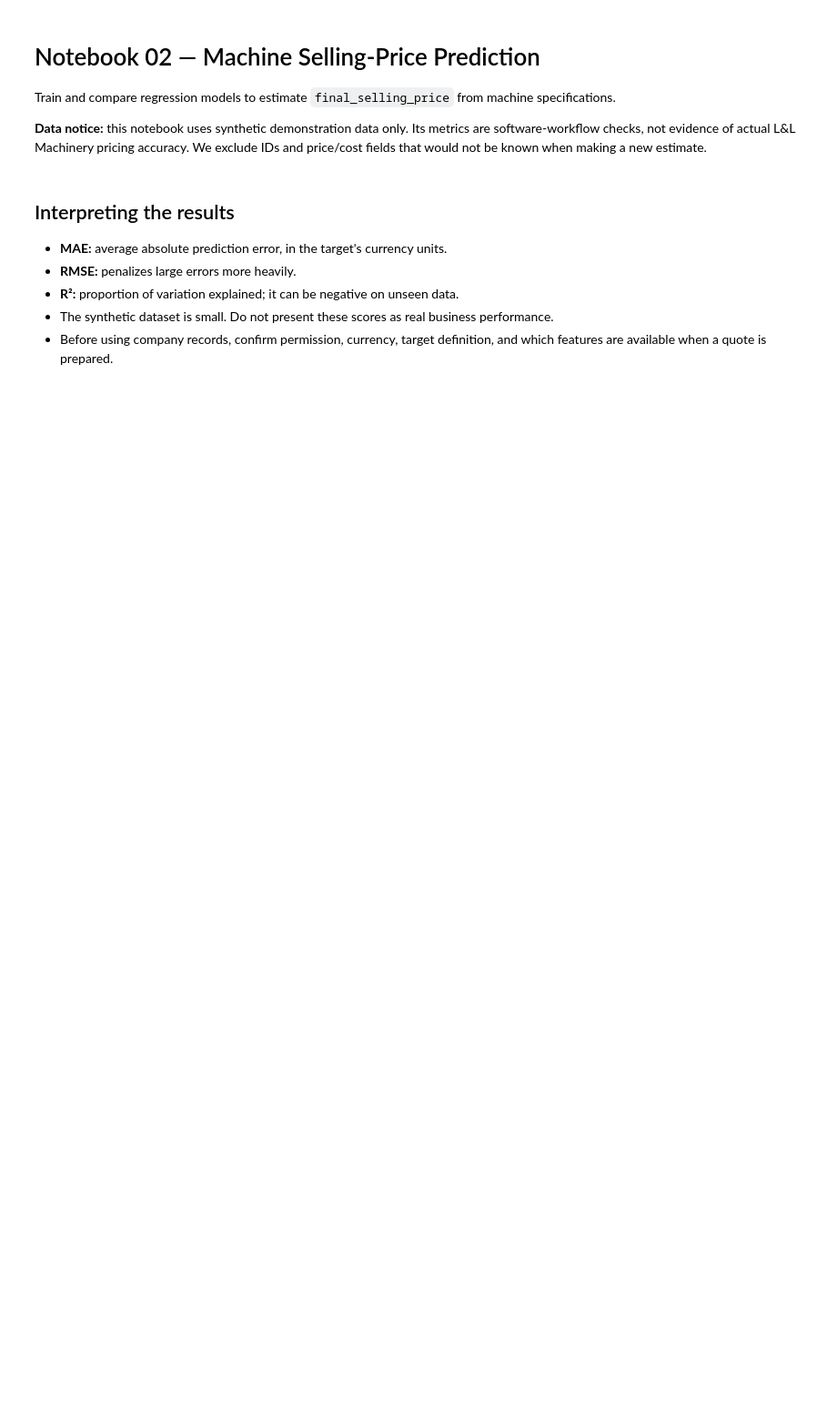
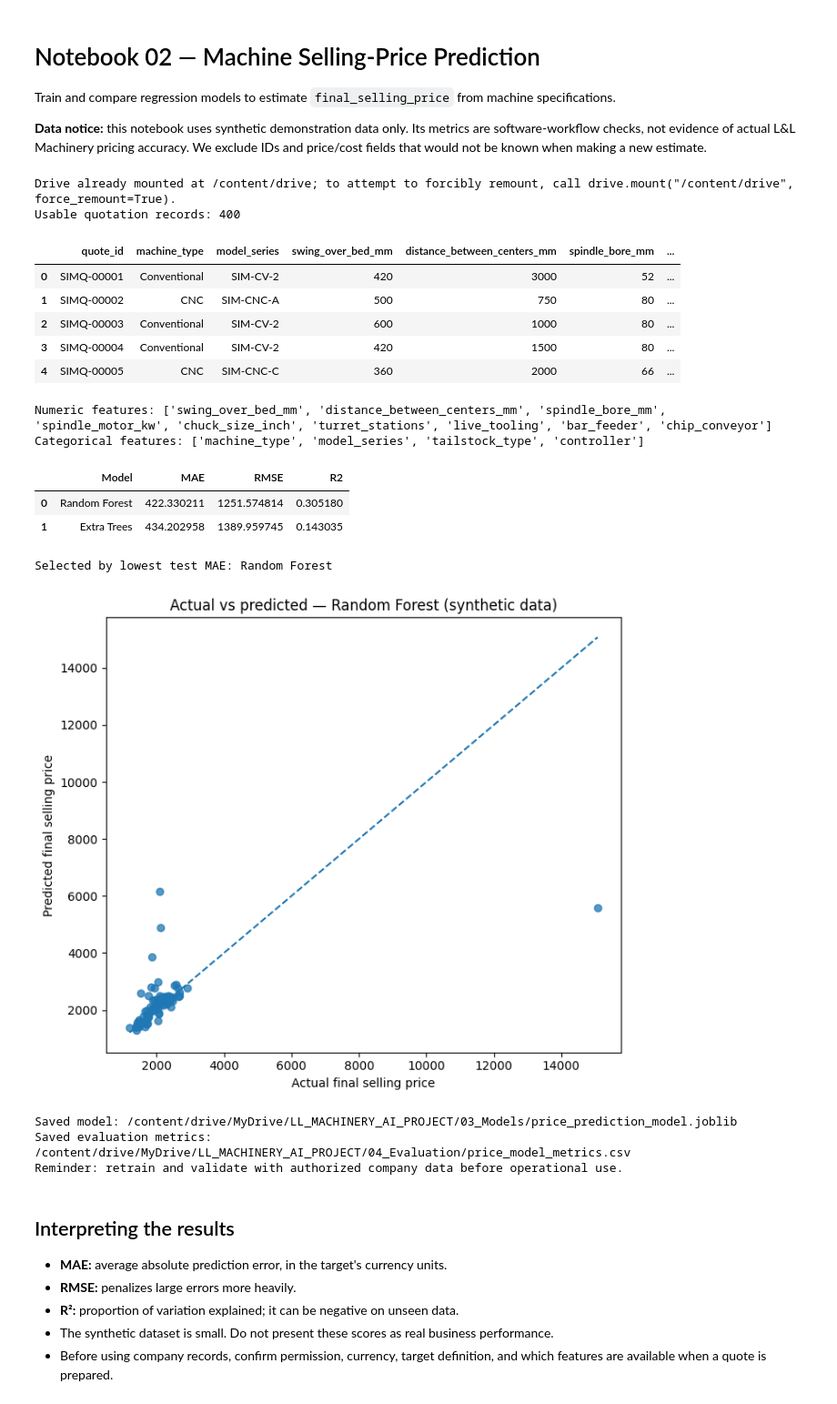
Before and after one commit to JadoHR/ll-machinery-ai, a Jupyter notebook: 02_Notebooks/02_price_prediction.ipynb, the cells around one changed output. Shown at 91% size. Drawn from its saved outputs; the diff is of its cells as text; code cells hidden in the pictures; blank space fills up the shorter version.

```diff
--- a/02_Notebooks/02_price_prediction.ipynb
+++ b/02_Notebooks/02_price_prediction.ipynb
@@ -40,9 +40,15 @@ REPORT_DIR = PROJECT_ROOT / '04_Evaluation'
 MODEL_DIR.mkdir(parents=True, exist_ok=True)
 REPORT_DIR.mkdir(parents=True, exist_ok=True)
 
-# Load synthetic data and link specifications to final selling price
+# Load synthetic data
 specs = pd.read_csv(DATA_DIR / 'SIMULATED_machine_specifications.csv')
 prices = pd.read_csv(DATA_DIR / 'SIMULATED_historical_prices.csv')
+
+# Remove duplicate quote_id records to ensure 1:1 validation passes
+specs = specs.drop_duplicates(subset=['quote_id'])
+prices = prices.drop_duplicates(subset=['quote_id'])
+
+# Link specifications to final selling price
 data = specs.merge(
     prices[['quote_id', 'final_selling_price']],
     on='quote_id', how='inner', validate='one_to_one'
@@ -112,33 +118,52 @@ best_name = metrics.loc[0, 'Model']
 best_model = trained_models[best_name]
 print('Selected by lowest test MAE:', best_name)
 
 # Plot actual versus predicted values
 predictions = best_model.predict(X_test)
 plt.figure(figsize=(7, 6))
 plt.scatter(y_test, predictions, alpha=0.75)
 low = min(y_test.min(), predictions.min())
 high = max(y_test.max(), predictions.max())
 plt.plot([low, high], [low, high], linestyle='--')
 plt.xlabel('Actual final selling price')
 plt.ylabel('Predicted final selling price')
 plt.title(f'Actual vs predicted — {best_name} (synthetic data)')
 plt.tight_layout()
 plt.show()
 
 # Save the complete preprocessing + model pipeline for the dashboard
 model_path = MODEL_DIR / 'price_prediction_model.joblib'
 joblib.dump({
     'model': best_model,
     'feature_columns': X.columns.tolist(),
     'target': target,
     'data_source': 'SIMULATED'
 }, model_path)
 metrics_path = REPORT_DIR / 'price_model_metrics.csv'
 metrics.to_csv(metrics_path, index=False)
 
 print('Saved model:', model_path)
 print('Saved evaluation metrics:', metrics_path)
 print('Reminder: retrain and validate with authorized company data before operational use.')
+# %% [output]
+Drive already mounted at /content/drive; to attempt to forcibly remount, call drive.mount("/content/drive", force_remount=True).
+Usable quotation records: 400
+|  | quote_id | machine_type | model_series | swing_over_bed_mm | distance_between_centers_mm | spindle_bore_mm | ... |
+| 0 | SIMQ-00001 | Conventional | SIM-CV-2 | 420 | 3000 | 52 | ... |
+| 1 | SIMQ-00002 | CNC | SIM-CNC-A | 500 | 750 | 80 | ... |
+| 2 | SIMQ-00003 | Conventional | SIM-CV-2 | 600 | 1000 | 80 | ... |
+| 3 | SIMQ-00004 | Conventional | SIM-CV-2 | 420 | 1500 | 80 | ... |
+| 4 | SIMQ-00005 | CNC | SIM-CNC-C | 360 | 2000 | 66 | ... |
+Numeric features: ['swing_over_bed_mm', 'distance_between_centers_mm', 'spindle_bore_mm', 'spindle_motor_kw', 'chuck_size_inch', 'turret_stations', 'live_tooling', 'bar_feeder', 'chip_conveyor']
+Categorical features: ['machine_type', 'model_series', 'tailstock_type', 'controller']
+|  | Model | MAE | RMSE | R2 |
+| 0 | Random Forest | 422.330211 | 1251.574814 | 0.305180 |
+| 1 | Extra Trees | 434.202958 | 1389.959745 | 0.143035 |
+Selected by lowest test MAE: Random Forest
+[figure, added]
+Saved model: /content/drive/MyDrive/LL_MACHINERY_AI_PROJECT/03_Models/price_prediction_model.joblib
+Saved evaluation metrics: /content/drive/MyDrive/LL_MACHINERY_AI_PROJECT/04_Evaluation/price_model_metrics.csv
+Reminder: retrain and validate with authorized company data before operational use.
 # %% [markdown]
 ## Interpreting the results
 
```
